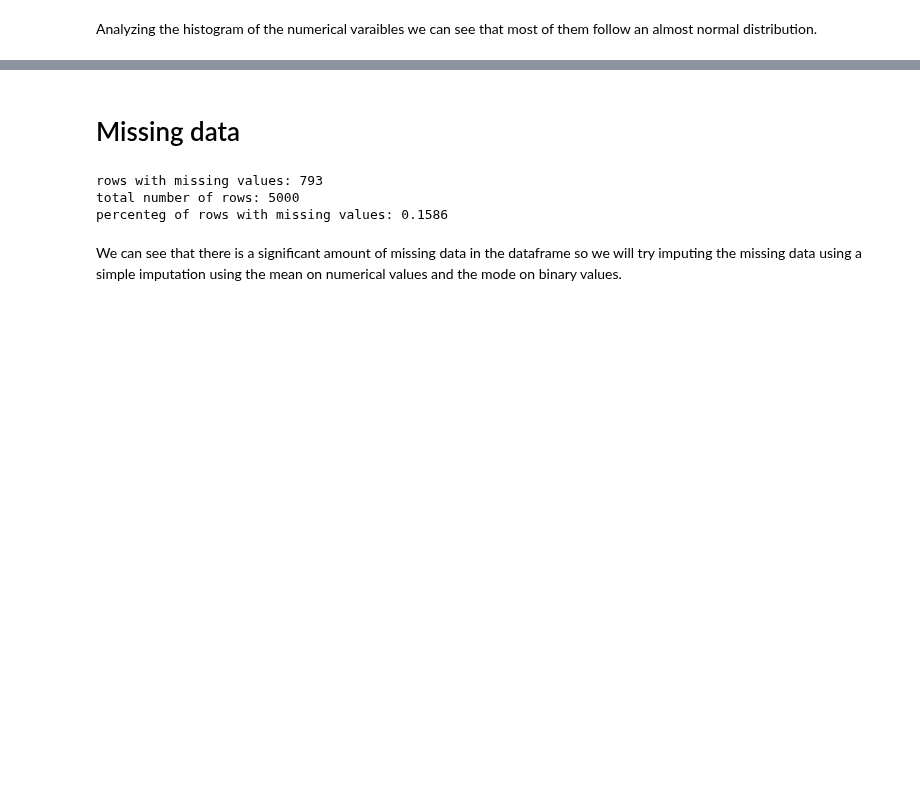
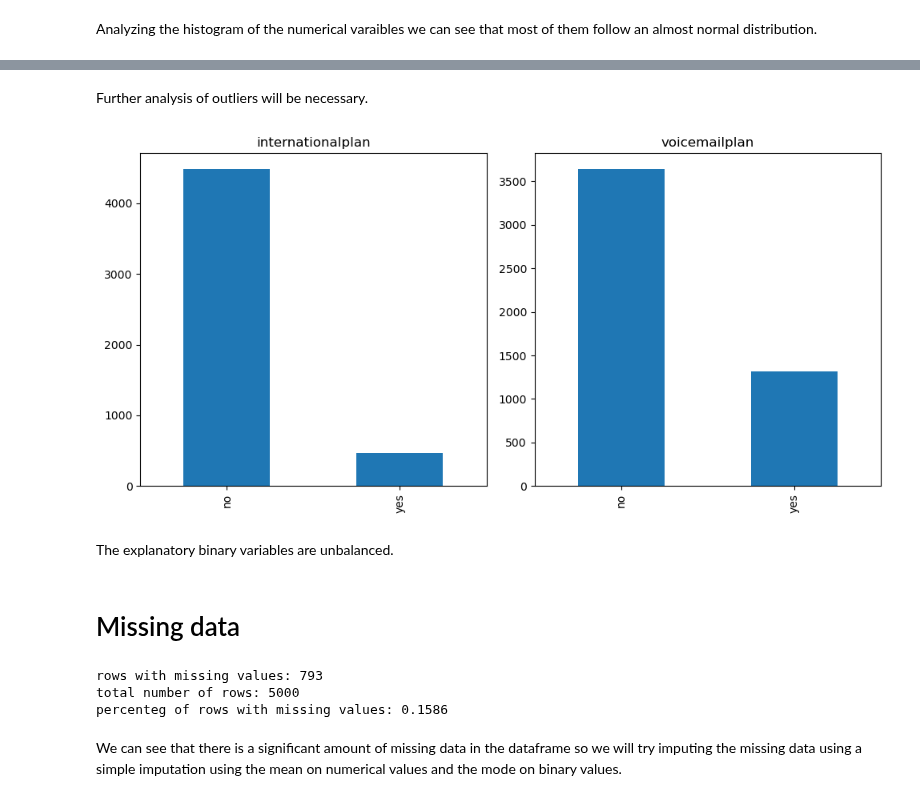
Before and after one commit to TheNoobGoda/ids-project, a Jupyter notebook: src/delivery.ipynb, the cells around one changed output, grey strips where cells are left out. Saved outputs shown, nothing was run; the diff lists cells and outputs as text; code cells hidden in the pictures; blank space fills up the shorter version.

```diff
--- a/src/delivery.ipynb
+++ b/src/delivery.ipynb
@@ -114,3 +125,18 @@ Analyzing the histogram of the numerical varaibles we can see that most of them
+# %% [markdown]
+Further analysis of outliers will be necessary.
+# %%
+# Barplots for the explanatory binary variables
+fig, axes = plt.subplots(nrows=1, ncols=2, figsize=(10, 5))
+df['internationalplan'].value_counts().plot.bar(ax=axes[0])
+axes[0].set_title('internationalplan')
+df['voicemailplan'].value_counts().plot.bar(ax=axes[1])
+axes[1].set_title('voicemailplan')
+plt.tight_layout()
+plt.show()
+# %% [output]
+[figure, added]
+# %% [markdown]
+The explanatory binary variables are unbalanced.
 # %% [markdown]
 # Missing data
 # %%
```
Also changed, not shown: parts of 10 cells of this notebook.
